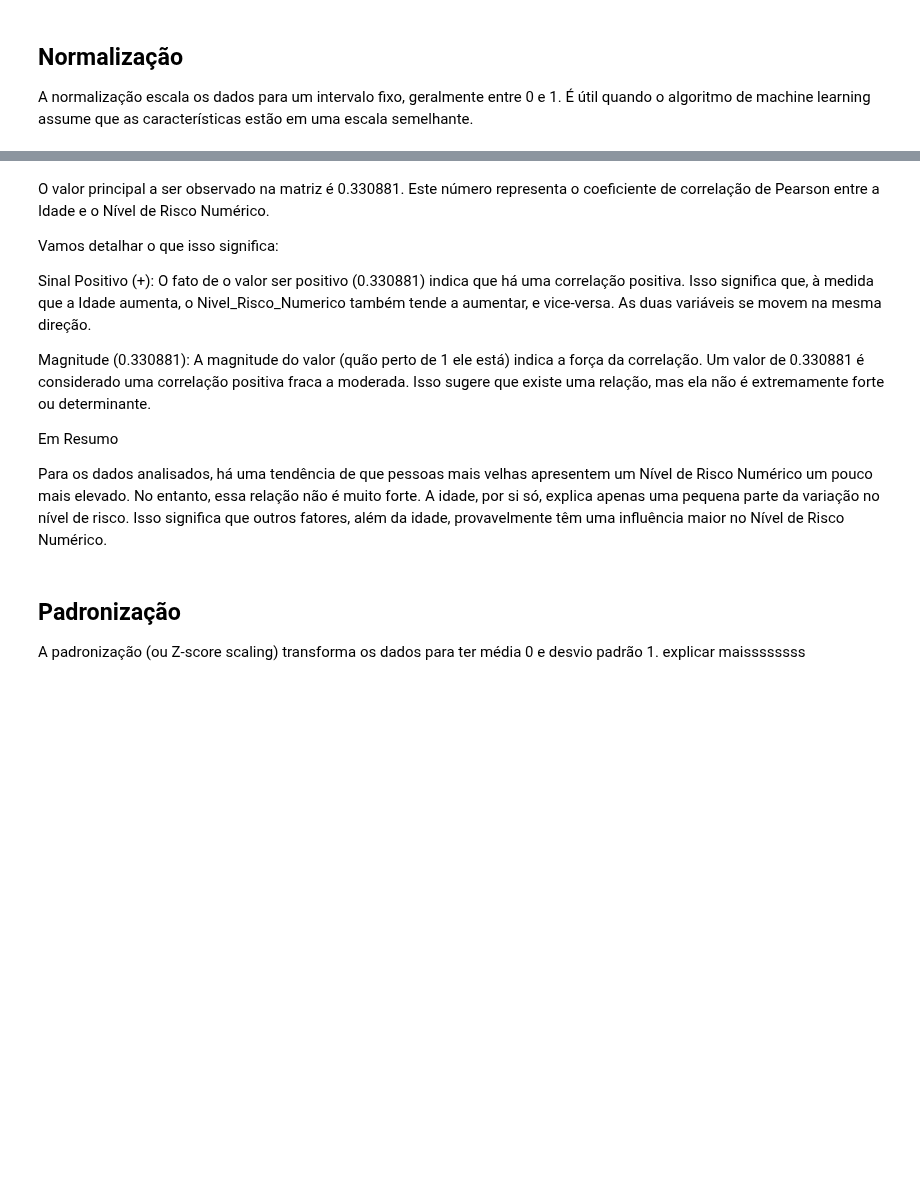
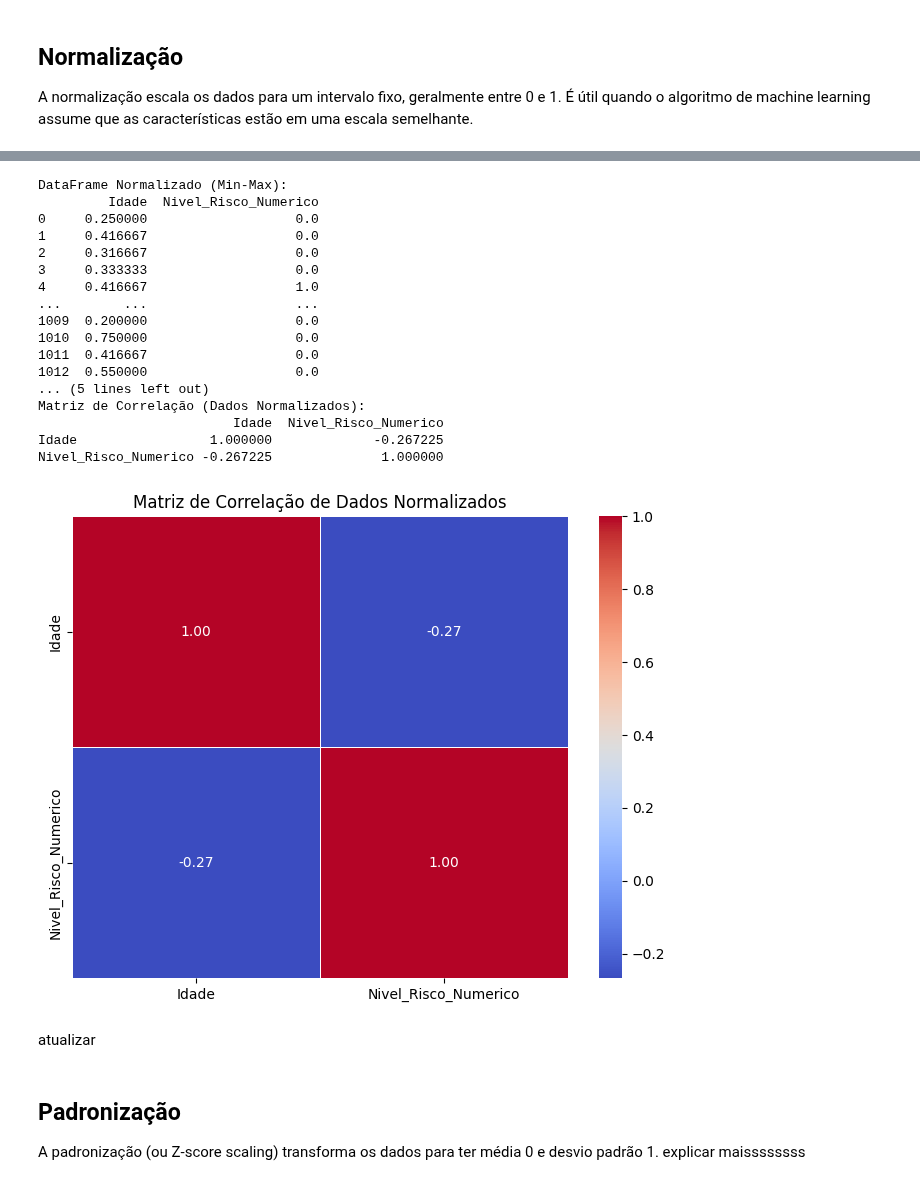
Before and after one commit to AlineFiori/MVP, a Jupyter notebook: Template_Análise_de_Dados_Pregnancy.ipynb, the cells around one changed output, grey strips where cells are left out. Drawn from its saved outputs; the diff is of its cells as text; code cells hidden in the pictures; blank space fills up the shorter version.

```diff
--- a/Template_Análise_de_Dados_Pregnancy.ipynb
+++ b/Template_Análise_de_Dados_Pregnancy.ipynb
@@ -709,20 +732,5 @@ O histograma de *Idade* após a normalização mostra que os valores foram escal
 # %%
-#Matriz de Correlacao de idade x risco gestacional com dados normalizados
-
-# Criar um mapeamento de strings para números
-mapeamento_risco = {
-    'low risk': 1,
-    'medium risk': 2,
-    'high risk': 3}
-
-
-# Aplicar o mapeamento à coluna 'Nivel_Risco'
-Dataset['Nivel_Risco_Numerico'] = Dataset['Nivel_Risco'].map(mapeamento_risco)
-
-
-print("\nDataset Após Mapeamento de Risco:")
-print(Dataset)
-print("-" * 30)
+#Matriz de Correlacao de idade x risco gestacional com dados normalizado
 
 
 # Agora, selecione apenas as colunas numéricas para normalizar.
@@ -730,45 +738,54 @@ print("-" * 30)
 colunas_para_normalizar = ['Idade', 'Nivel_Risco_Numerico']
 df_para_normalizar = Dataset[colunas_para_normalizar]
 
 
 # 3. Aplicar a Normalização Min-Max aos dados numéricos
 scaler_minmax = MinMaxScaler()
 df_normalized_minmax = pd.DataFrame(scaler_minmax.fit_transform(df_para_normalizar),
                                     columns=df_para_normalizar.columns)
 
 print("\nDataFrame Normalizado (Min-Max):")
 print(df_normalized_minmax)
 print("-" * 30)
 
 
 ## Matriz de Correlação dos Dados Normalizados
 
 #Agora que os dados estão normalizados e numéricos, podemos calcular a matriz de correlação.
 
 
 # 4. Calcular a Matriz de Correlação para dados normalizados
 correlation_matrix = df_normalized_minmax.corr()
 
 print("\nMatriz de Correlação (Dados Normalizados):")
 print(correlation_matrix)
 
 # 5. Visualizar a Matriz de Correlação
 plt.figure(figsize=(8, 6))
 sns.heatmap(correlation_matrix, annot=True, cmap='coolwarm', fmt=".2f", linewidths=.5)
 plt.title('Matriz de Correlação de Dados Normalizados')
 plt.show()
+# %% [output]
+DataFrame Normalizado (Min-Max):
+         Idade  Nivel_Risco_Numerico
+0     0.250000                   0.0
+1     0.416667                   0.0
+2     0.316667                   0.0
+3     0.333333                   0.0
+4     0.416667                   1.0
+...        ...                   ...
+1009  0.200000                   0.0
+1010  0.750000                   0.0
+1011  0.416667                   0.0
+1012  0.550000                   0.0
+... (5 lines left out)
+Matriz de Correlação (Dados Normalizados):
+                         Idade  Nivel_Risco_Numerico
+Idade                 1.000000             -0.267225
+Nivel_Risco_Numerico -0.267225              1.000000
+[figure, added]
-# %% [markdown]
-O valor principal a ser observado na matriz é 0.330881. Este número representa o coeficiente de correlação de Pearson entre a Idade e o Nível de Risco Numérico.
-
-Vamos detalhar o que isso significa:
-
-Sinal Positivo (+): O fato de o valor ser positivo (0.330881) indica que há uma correlação positiva. Isso significa que, à medida que a Idade aumenta, o Nivel_Risco_Numerico também tende a aumentar, e vice-versa. As duas variáveis se movem na mesma direção.
-
-Magnitude (0.330881): A magnitude do valor (quão perto de 1 ele está) indica a força da correlação. Um valor de 0.330881 é considerado uma correlação positiva fraca a moderada. Isso sugere que existe uma relação, mas ela não é extremamente forte ou determinante.
-
-Em Resumo
-
-Para os dados analisados, há uma tendência de que pessoas mais velhas apresentem um Nível de Risco Numérico um pouco mais elevado. No entanto, essa relação não é muito forte. A idade, por si só, explica apenas uma pequena parte da variação no nível de risco. Isso significa que outros fatores, além da idade, provavelmente têm uma influência maior no Nível de Risco Numérico.
+# %% [markdown]
+atualizar
 # %% [markdown]
 ## Padronização
 
```
Also changed, not shown: parts of 10 cells of this notebook.
